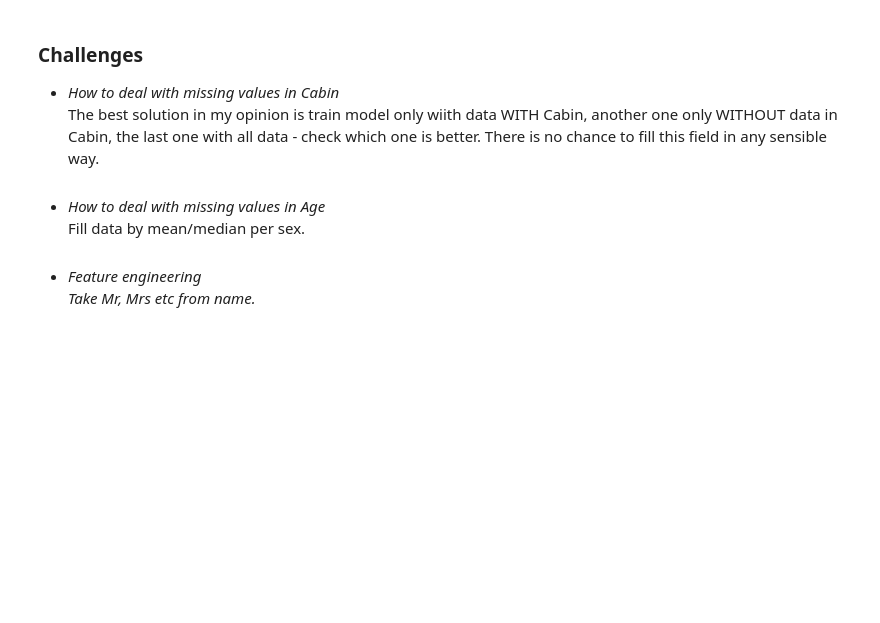
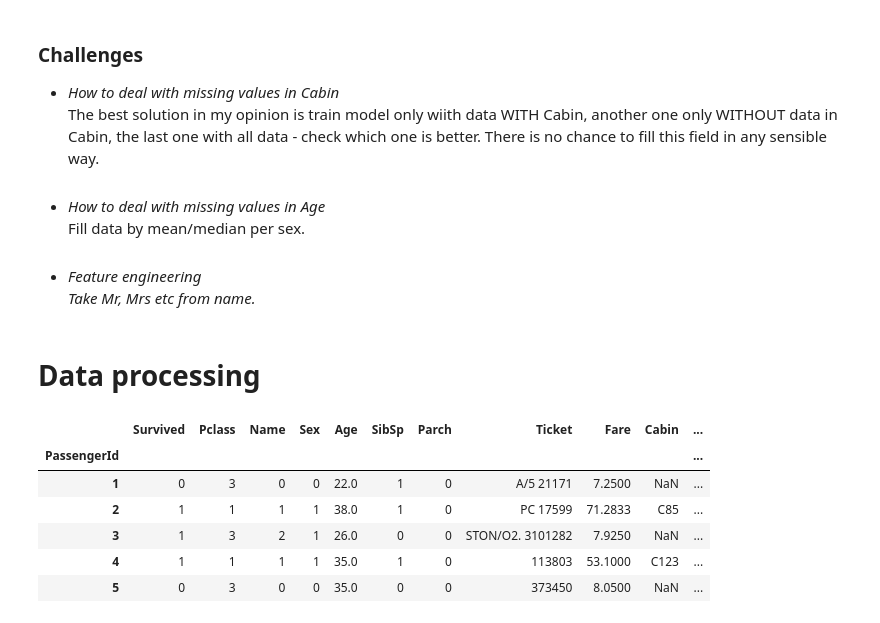
Before and after one commit to kaczikrol/Titanic_Machine_Learning_from_Disaster_kaggle, a Jupyter notebook: Titanic.ipynb, the cells around one changed output. Saved outputs shown, nothing was run; the diff lists cells and outputs as text; code cells hidden in the pictures; blank space fills up the shorter version.

```diff
--- a/Titanic.ipynb
+++ b/Titanic.ipynb
@@ -276,3 +275,5 @@ The best solution in my opinion is train model only wiith data WITH Cabin, anoth
 * <i>How to deal with missing values in Age</i> <br>
 Fill data by mean/median per sex.<br><br>
 * <i>Feature engineering<br> Take Mr, Mrs etc from name.
+# %% [markdown]
+# Data processing
@@ -278,0 +318,16 @@ Fill data by mean/median per sex.<br><br>
+# %%
+train["Sex"] = train.Sex.apply(lambda x: 0 if x=="male" else 1)
+test["Sex"] = test.Sex.apply(lambda x: 0 if x=="male" else 1)
+train["Embarked"] = train.Embarked.apply(lambda x: 0 if x=="C" else (1 if x=="Q" else 2))
+test["Embarked"] = test.Embarked.apply(lambda x: 0 if x=="C" else (1 if x=="Q" else 2))
+train["Name"] = train.Name.apply(lambda x: factorize_(x.split(",")[1].split(".")[0].replace(" ","")))
+test["Name"] = test.Name.apply(lambda x: factorize_(x.split(",")[1].split(".")[0].replace(" ","")))
+train.head()
+# %% [output]
+|  | Survived | Pclass | Name | Sex | Age | SibSp | Parch | Ticket | Fare | Cabin | ... |
+| PassengerId |  |  |  |  |  |  |  |  |  |  | ... |
+| 1 | 0 | 3 | 0 | 0 | 22.0 | 1 | 0 | A/5 21171 | 7.2500 | NaN | ... |
+| 2 | 1 | 1 | 1 | 1 | 38.0 | 1 | 0 | PC 17599 | 71.2833 | C85 | ... |
+| 3 | 1 | 3 | 2 | 1 | 26.0 | 0 | 0 | STON/O2. 3101282 | 7.9250 | NaN | ... |
+| 4 | 1 | 1 | 1 | 1 | 35.0 | 1 | 0 | 113803 | 53.1000 | C123 | ... |
+| 5 | 0 | 3 | 0 | 0 | 35.0 | 0 | 0 | 373450 | 8.0500 | NaN | ... |
```
Also changed, not shown: parts of 25 cells of this notebook.
